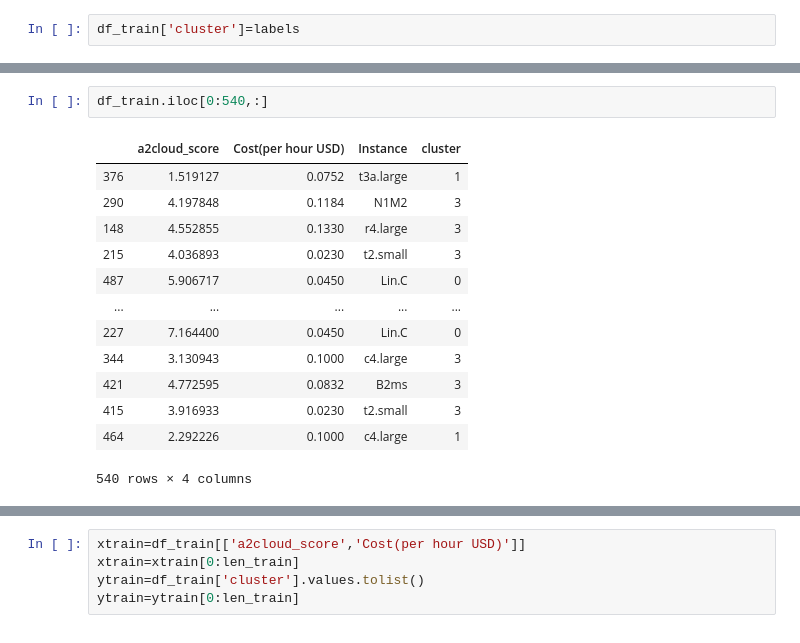
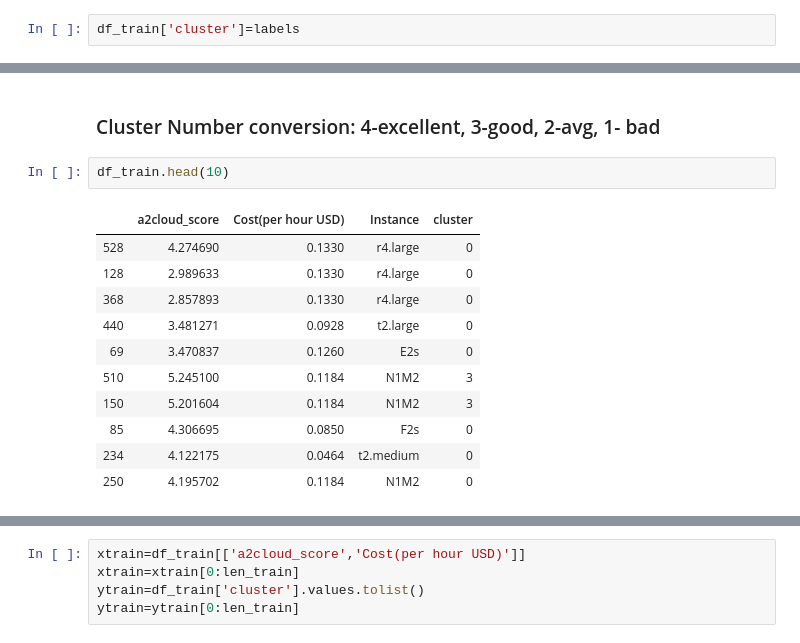
Before and after one commit to sskhan67/Cloud_Instance_recommender, a Jupyter notebook: Stand-alone Model /NB_3application_class/Computionally-intensive/stand_alone_compute_NB.ipynb, the cells around one changed output, grey strips where cells are left out. Saved outputs shown, nothing was run; the diff lists cells and outputs as text.

```diff
--- a/Stand-alone Model /NB_3application_class/Computionally-intensive/stand_alone_compute_NB.ipynb
+++ b/Stand-alone Model /NB_3application_class/Computionally-intensive/stand_alone_compute_NB.ipynb
@@ -98,16 +129,16 @@ Text(0, 0.5, 'A2Cloud Score')
-# %%
-df_train.iloc[0:540,:]
-# %% [output]
-|  | a2cloud_score | Cost(per hour USD) | Instance | cluster |
-| 376 | 1.519127 | 0.0752 | t3a.large | 1 |
-| 290 | 4.197848 | 0.1184 | N1M2 | 3 |
-| 148 | 4.552855 | 0.1330 | r4.large | 3 |
-| 215 | 4.036893 | 0.0230 | t2.small | 3 |
-| 487 | 5.906717 | 0.0450 | Lin.C | 0 |
-| ... | ... | ... | ... | ... |
-| 227 | 7.164400 | 0.0450 | Lin.C | 0 |
-| 344 | 3.130943 | 0.1000 | c4.large | 3 |
-| 421 | 4.772595 | 0.0832 | B2ms | 3 |
-| 415 | 3.916933 | 0.0230 | t2.small | 3 |
-| 464 | 2.292226 | 0.1000 | c4.large | 1 |
-540 rows × 4 columns
+# %% [markdown]
+### Cluster Number conversion: 4-excellent, 3-good, 2-avg, 1- bad
+# %%
+df_train.head(10)
+# %% [output]
+|  | a2cloud_score | Cost(per hour USD) | Instance | cluster |
+| 528 | 4.274690 | 0.1330 | r4.large | 0 |
+| 128 | 2.989633 | 0.1330 | r4.large | 0 |
+| 368 | 2.857893 | 0.1330 | r4.large | 0 |
+| 440 | 3.481271 | 0.0928 | t2.large | 0 |
+| 69 | 3.470837 | 0.1260 | E2s | 0 |
+| 510 | 5.245100 | 0.1184 | N1M2 | 3 |
+| 150 | 5.201604 | 0.1184 | N1M2 | 3 |
+| 85 | 4.306695 | 0.0850 | F2s | 0 |
+| 234 | 4.122175 | 0.0464 | t2.medium | 0 |
+| 250 | 4.195702 | 0.1184 | N1M2 | 0 |
```
Also changed, not shown: parts of 37 cells of this notebook, 5 other files.
